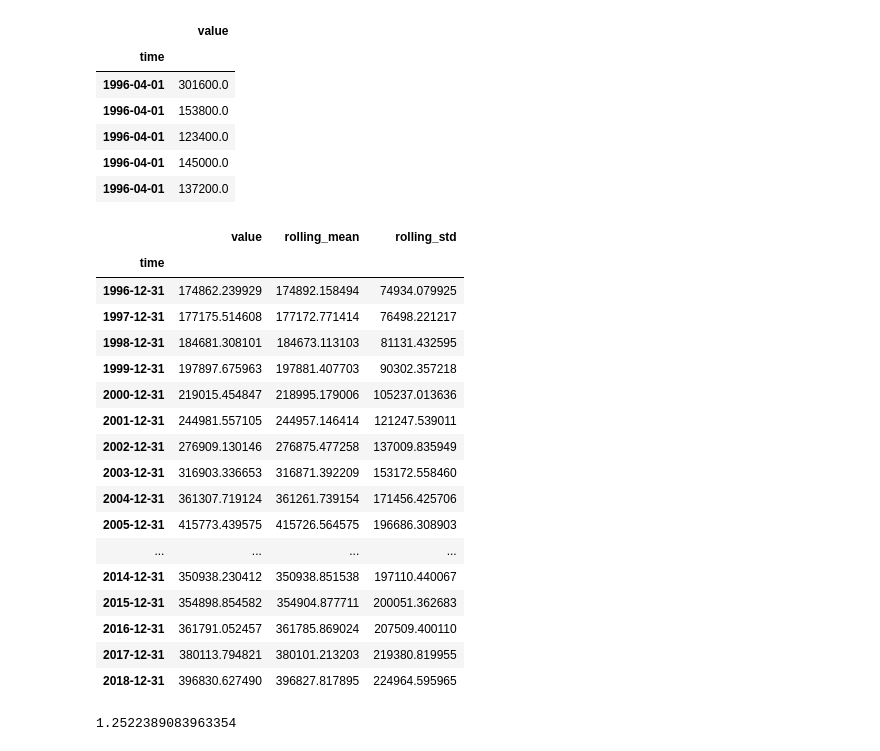
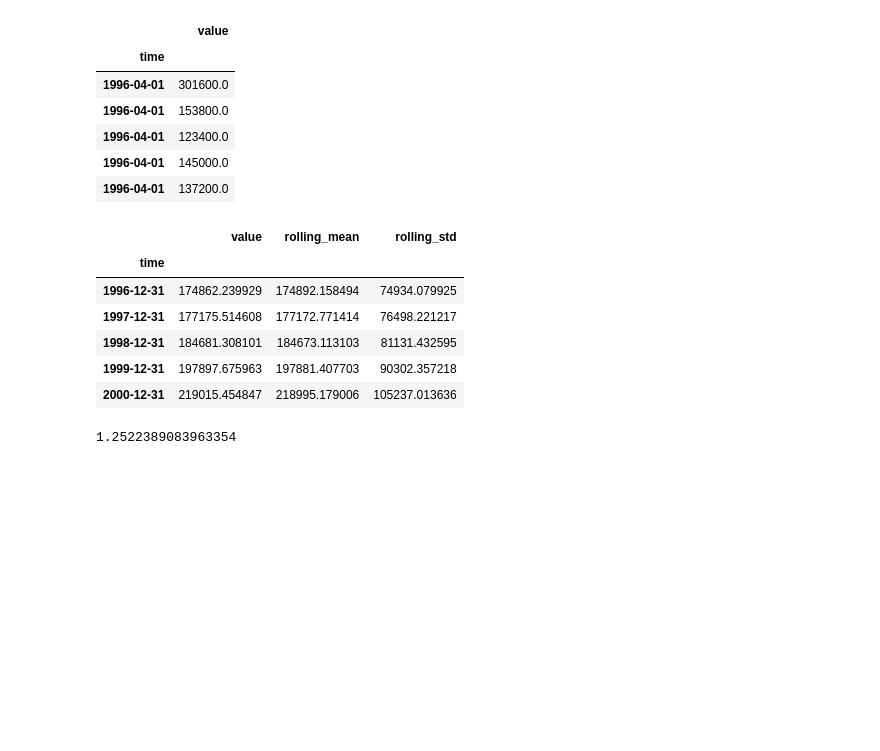
Before and after one commit to jmg0144/Zillow-Time-Series-Analysis, a Jupyter notebook: zillow-time-series-analysis.ipynb, the cells around one changed output. Cells and saved outputs as stored; diff of their text form; code cells hidden in the pictures; blank space fills up the shorter version.

```diff
--- a/zillow-time-series-analysis.ipynb
+++ b/zillow-time-series-analysis.ipynb
@@ -207,28 +209,26 @@ df_2.head()
 | 1996-04-01 | 137200.0 |
 # %%
 #decomposition = seasonal_decompose(df_2)
+# %%
+def yearly_resample(df):
+#returns an annually resampled dataframe by mean values
+    resampled_df = df.resample(rule='A').mean()
+    return resampled_df.head()
+# %%
+nj_yearly = yearly_resample(nj_df)
+# %%
+nj_yearly.head()
+# %% [output]
+|  | value | rolling_mean | rolling_std |
+| time |  |  |  |
+| 1996-12-31 | 174862.239929 | 174892.158494 | 74934.079925 |
+| 1997-12-31 | 177175.514608 | 177172.771414 | 76498.221217 |
+| 1998-12-31 | 184681.308101 | 184673.113103 | 81131.432595 |
+| 1999-12-31 | 197897.675963 | 197881.407703 | 90302.357218 |
+| 2000-12-31 | 219015.454847 | 218995.179006 | 105237.013636 |
 # %%
 #Resample NJ data into yearly average
-nj_df.resample(rule='A').mean()
+#nj_df.resample(rule='A').mean()
-# %% [output]
-|  | value | rolling_mean | rolling_std |
-| time |  |  |  |
-| 1996-12-31 | 174862.239929 | 174892.158494 | 74934.079925 |
-| 1997-12-31 | 177175.514608 | 177172.771414 | 76498.221217 |
-| 1998-12-31 | 184681.308101 | 184673.113103 | 81131.432595 |
-| 1999-12-31 | 197897.675963 | 197881.407703 | 90302.357218 |
-| 2000-12-31 | 219015.454847 | 218995.179006 | 105237.013636 |
-| 2001-12-31 | 244981.557105 | 244957.146414 | 121247.539011 |
-| 2002-12-31 | 276909.130146 | 276875.477258 | 137009.835949 |
-| 2003-12-31 | 316903.336653 | 316871.392209 | 153172.558460 |
-| 2004-12-31 | 361307.719124 | 361261.739154 | 171456.425706 |
-| 2005-12-31 | 415773.439575 | 415726.564575 | 196686.308903 |
-| ... | ... | ... | ... |
-| 2014-12-31 | 350938.230412 | 350938.851538 | 197110.440067 |
-| 2015-12-31 | 354898.854582 | 354904.877711 | 200051.362683 |
-| 2016-12-31 | 361791.052457 | 361785.869024 | 207509.400110 |
-| 2017-12-31 | 380113.794821 | 380101.213203 | 219380.819955 |
-| 2018-12-31 | 396830.627490 | 396827.817895 | 224964.595965 |
 # %%
 #Calculate NJ Return on Investment (ROI) from 1996-2018
 
```
Also changed, not shown: parts of 118 cells of this notebook.
